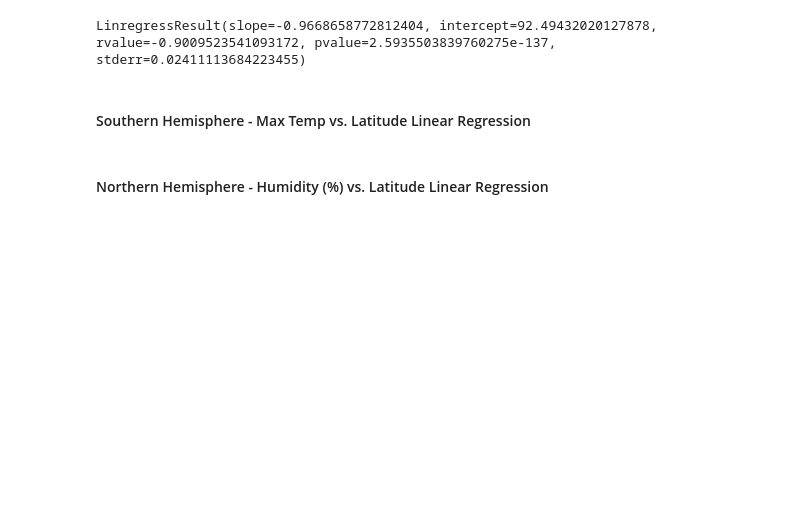
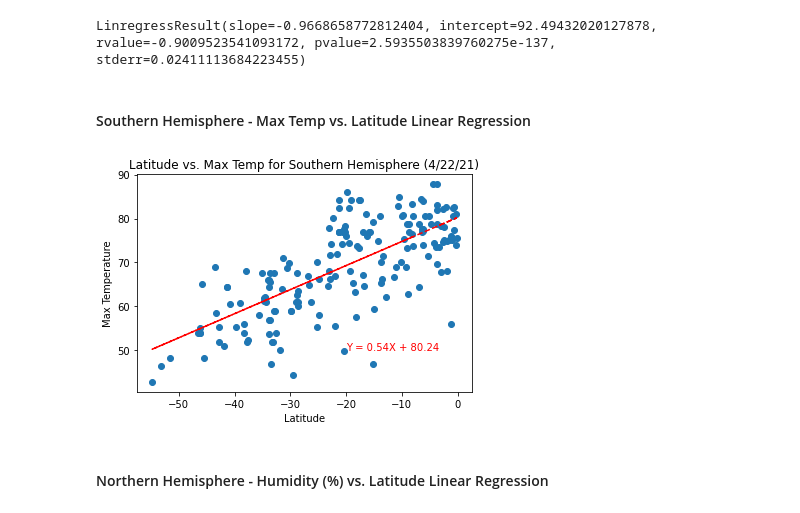
Before and after one commit to jconcha56429/python-api-challenge, a Jupyter notebook: WeatherPy/WeatherPy.ipynb, the cells around one changed output. Saved outputs shown, nothing was run; the diff lists cells and outputs as text; code cells hidden in the pictures; blank space fills up the shorter version.

```diff
--- a/WeatherPy/WeatherPy.ipynb
+++ b/WeatherPy/WeatherPy.ipynb
@@ -284,5 +284,21 @@ linregress(n_lat,n_max_t)
 LinregressResult(slope=-0.9668658772812404, intercept=92.49432020127878, rvalue=-0.9009523541093172, pvalue=2.5935503839760275e-137, stderr=0.02411113684223455)
 # %% [markdown]
 ####  Southern Hemisphere - Max Temp vs. Latitude Linear Regression
+# %%
+s_maxt = south_hemi.iloc[:,4]
+s_lat = south_hemi.iloc[:,1]
+
+linregress(s_lat,s_maxt)
+vc_slope, vc_int, vc_r, vc_p, vc_std_err = linregress(s_lat, s_maxt)
+vc_fit = vc_slope * s_lat + vc_int
+plt.scatter(s_lat,s_maxt)
+plt.plot(s_lat,vc_fit,'--',color='red')
+plt.title('Latitude vs. Max Temp for Southern Hemisphere (4/22/21)')
+plt.text(-20,50,'Y = 0.54X + 80.24',color = 'red')
+plt.xlabel('Latitude')
+plt.ylabel('Max Temperature')
+plt.show()
+# %% [output]
+[figure, added]
 # %% [markdown]
 ####  Northern Hemisphere - Humidity (%) vs. Latitude Linear Regression
```
Also changed, not shown: parts of 7 cells of this notebook.
